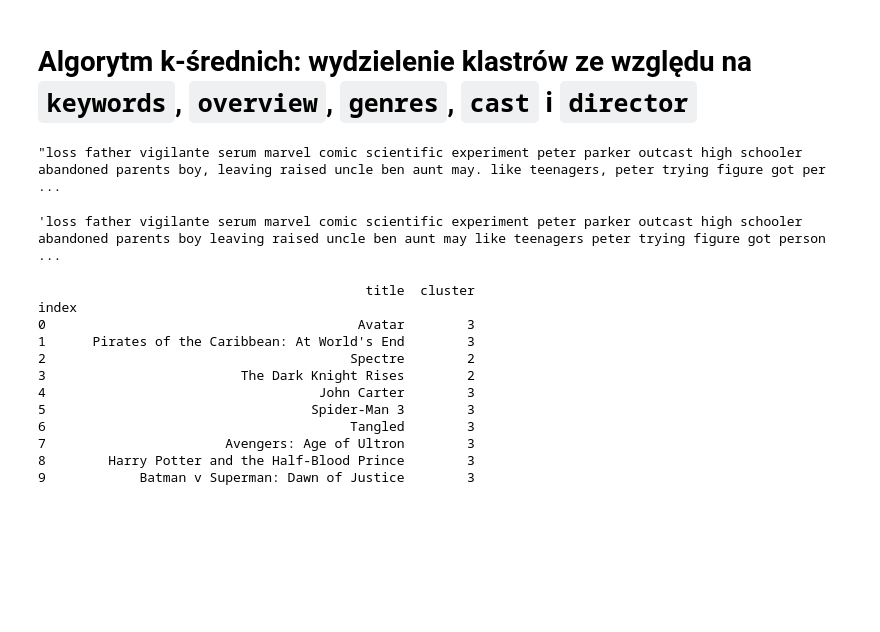
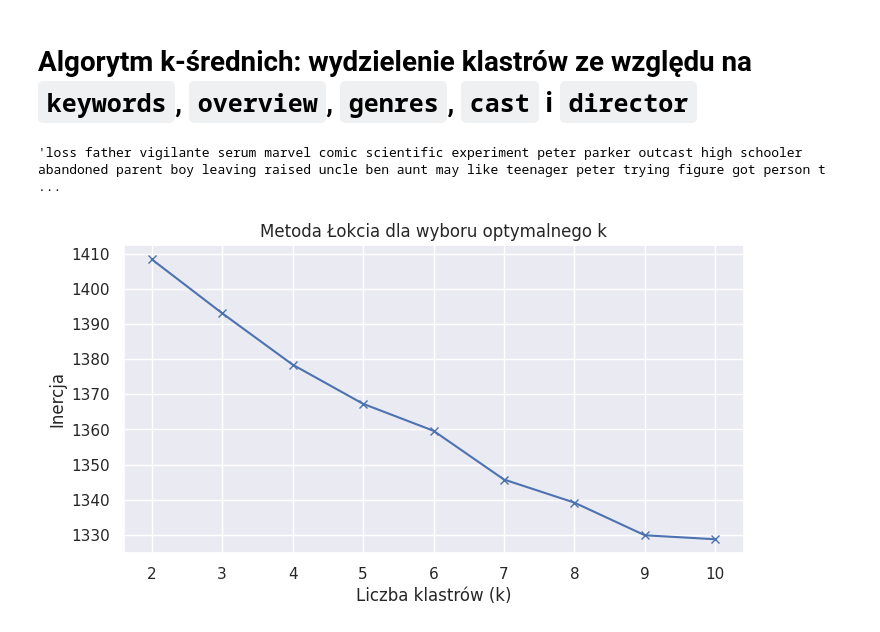
Before and after one commit to wkopaczyk28/Movie-Clustering-LSA, a Jupyter notebook: movies.ipynb, the cells around one changed output. Drawn from its saved outputs; the diff is of its cells as text; code cells hidden in the pictures; blank space fills up the shorter version.

```diff
--- a/movies.ipynb
+++ b/movies.ipynb
@@ -224,5 +225,5 @@ def remove_stopwords(text):
 # %%
-df['content'] = df['content'].apply(remove_stopwords)
+df['content'] = df['content'].apply(clean_text)
 df['content'][20]
 # %% [output]
-"loss father vigilante serum marvel comic scientific experiment peter parker outcast high schooler abandoned parents boy, leaving raised uncle ben aunt may. like teenagers, peter trying figure got per ...
+'loss father vigilante serum marvel comic scientific experiment peter parker outcast high schooler abandoned parent boy leaving raised uncle ben aunt may like teenager peter trying figure got person t ...
@@ -234,6 +230 @@ def remove_punctuation(text):
-# %%
-df['content'] = df['content'].apply(remove_punctuation)
-df['content'][20]
-# %% [output]
-'loss father vigilante serum marvel comic scientific experiment peter parker outcast high schooler abandoned parents boy leaving raised uncle ben aunt may like teenagers peter trying figure got person ...
 # %%
@@ -251,16 +237,17 @@ df['cluster'] = kmeans.fit_predict(svd_feats)
-# %%
-# przykłady
-print(df[['title', 'cluster']].head(10))
-# %% [output]
-                                          title  cluster
-index
-0                                        Avatar        3
-1      Pirates of the Caribbean: At World's End        3
-2                                       Spectre        2
-3                         The Dark Knight Rises        2
-4                                   John Carter        3
-5                                  Spider-Man 3        3
-6                                       Tangled        3
-7                       Avengers: Age of Ultron        3
-8        Harry Potter and the Half-Blood Prince        3
-9            Batman v Superman: Dawn of Justice        3
+# %%
+# metoda łokcia - wybór optymalnego k (liczba klastrów)
+inertia = []
+K_range = range(2, 11)
+for k in K_range:
+    km = KMeans(n_clusters=k, random_state=42, n_init=10)
+    km.fit(svd_feats)
+    inertia.append(km.inertia_)
+
+plt.figure(figsize=(8, 4))
+plt.plot(K_range, inertia, 'bx-')
+plt.xlabel('Liczba klastrów (k)')
+plt.ylabel('Inercja')
+plt.title('Metoda Łokcia dla wyboru optymalnego k')
+plt.show()
+# %% [output]
+[figure, added]
```
Also changed, not shown: parts of 19 cells of this notebook.
